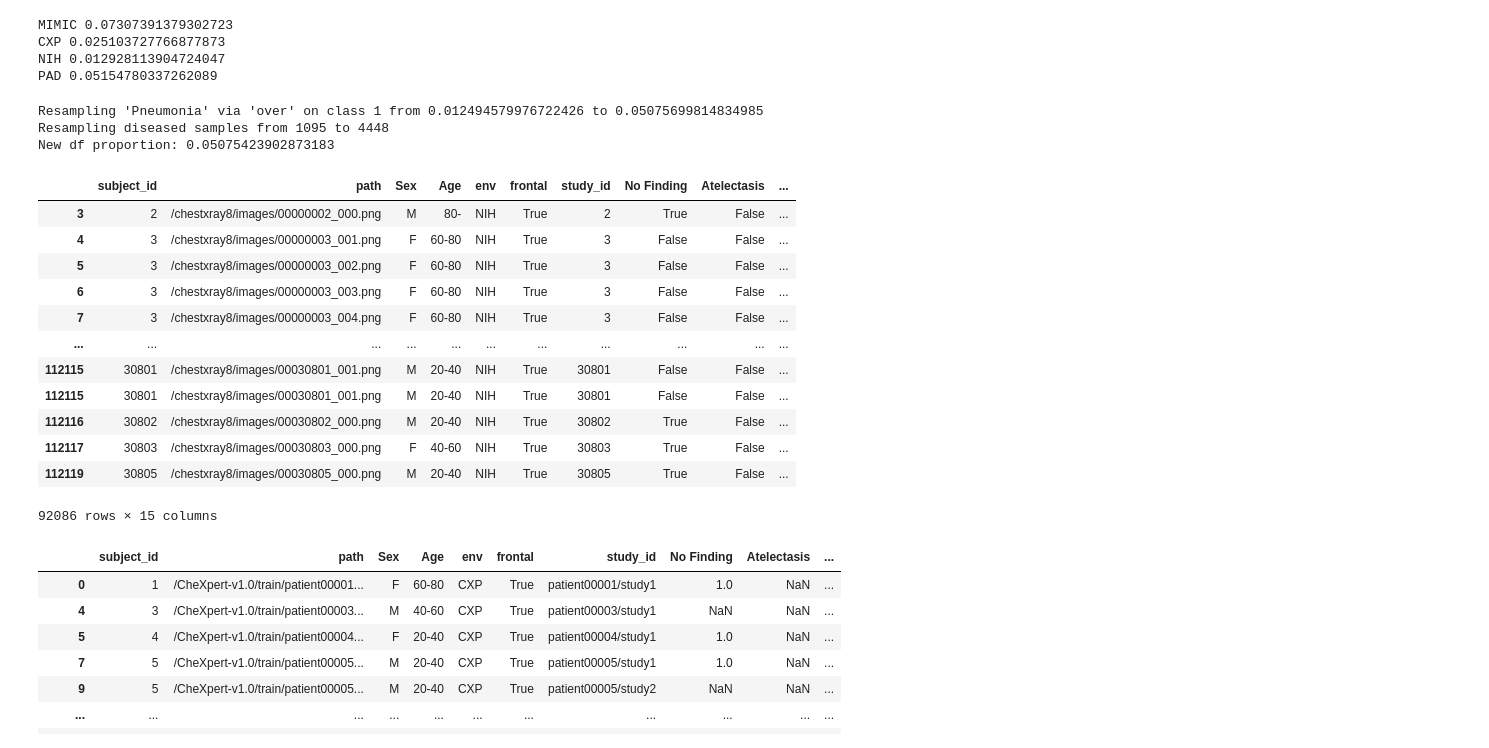
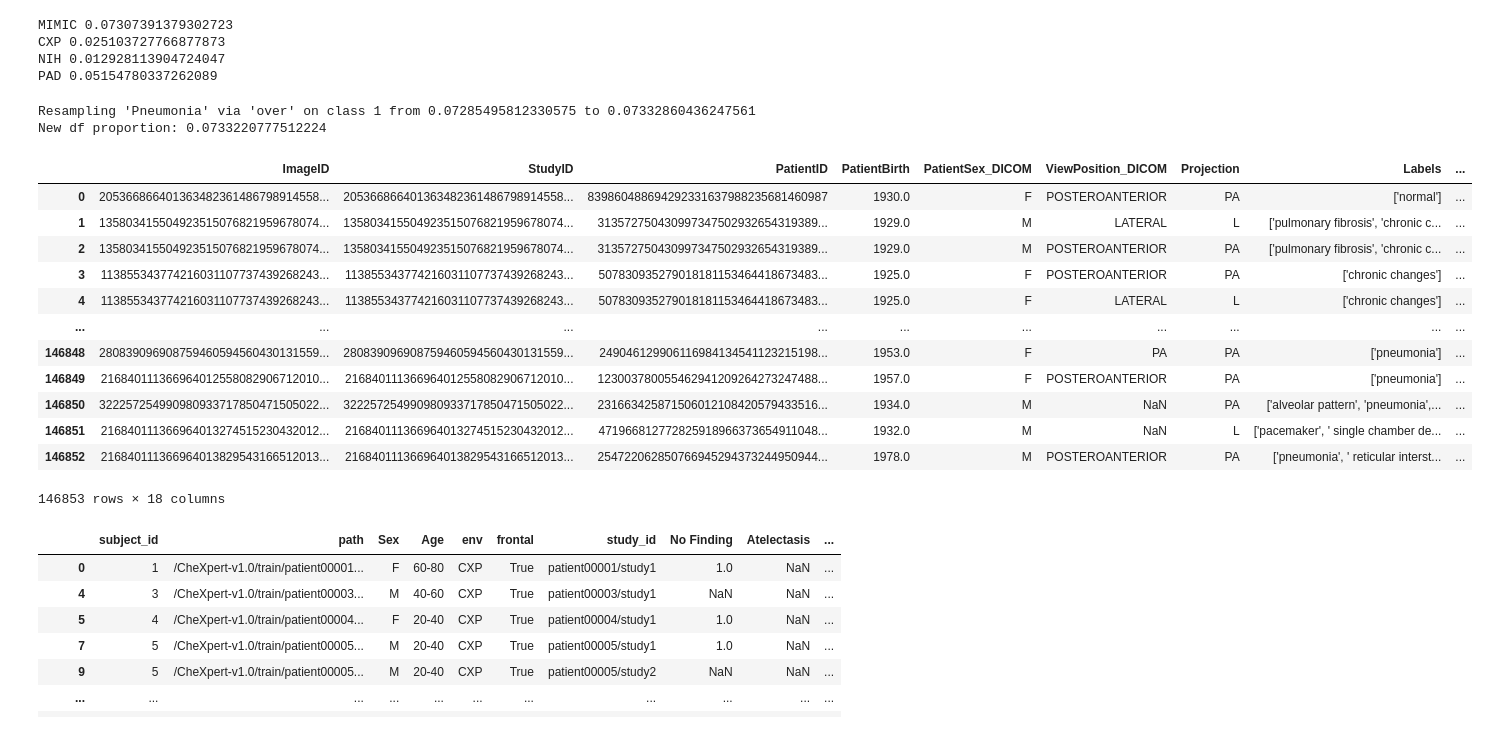
Before and after one commit to basedrhys/ood-generalization, a Jupyter notebook: Resample.ipynb, the cells around one changed output. Drawn from its saved outputs; the diff is of its cells as text; code cells hidden in the pictures.

```diff
--- a/Resample.ipynb
+++ b/Resample.ipynb
@@ -69,57 +69,71 @@ def get_resample_class(orig_prop, new_prop, resample_method):
 
 def calculate_num_resample(df, orig_prop, new_prop, resample_method):
     pass
+
+from imblearn.over_sampling import RandomOverSampler
+
+def balance_df_label(df, sampler, label_bal=0.05154780337262089, invert=False):
+    target = df["Pneumonia"] == 1
+    rus = sampler(random_state=0, sampling_strategy=label_bal if not invert else 1-label_bal - 0.23)
+    res_df, _ = rus.fit_resample(df, target)
+
+    print(f"Previous pneumonia prop: {get_pneumonia_prop(df)} with {len(df)} instances")
+    print(f"Resampled pneumonia prop: {get_pneumonia_prop(res_df)} with {len(res_df)} instances")
+
+    return res_df
 
 def balance_proportion(orig_df, new_df, resample_method="over", column="Pneumonia"):
     orig_df = orig_df.fillna(0.0)
     orig_prop = get_prop(orig_df, column)
     new_prop = get_prop(new_df, column)
     assert resample_method in ["over", "under"]
     resample_class = get_resample_class(orig_prop, new_prop, resample_method)
     print(f"Resampling '{column}' via '{resample_method}' on class {resample_class} from {orig_prop} to {new_prop}")
 
     # Estimate the number of items we'll need to resample
     df_diseased = orig_df[orig_df[column] == 1.0]
     df_normal = orig_df[orig_df[column] == 0.0]
     num_diseased = len(df_diseased)
     num_normal = len(df_normal)
     assert num_diseased + num_normal == len(orig_df)
 
     if resample_method == "over":
         if resample_class == 0:
             new_num_normal = int(num_diseased / new_prop)
             print(f"Resampling normal samples from {num_normal} to {new_num_normal}")
             df_normal_rs = df_normal.sample(new_num_normal, replace=True, random_state=0)
             resampled_df = pd.concat([df_normal_rs, df_diseased])
         else:
             # Resample the pneumonia class
-            new_num_diseased = int(new_prop * num_normal)
-            print(f"Resampling diseased samples from {num_diseased} to {new_num_diseased}")
-            df_diseased_rs = df_diseased.sample(new_num_diseased, replace=True, random_state=0)
-            resampled_df = pd.concat([df_normal, df_diseased_rs])
+            # new_num_diseased = int(new_prop * num_normal)
+            # print(f"Resampling diseased samples from {num_diseased} to {new_num_diseased}")
+            # df_diseased_rs = df_diseased.sample(new_num_diseased, replace=True, random_state=0)
+            # resampled_df = pd.concat([df_normal, df_diseased_rs])
+            target = df["Pneumonia"] == 1
+            rus = RandomOverSampler(random_state=0, sampling_strategy=new_prop)
+            resampled_df, _ = rus.fit_resample(df, target)
 
     resampled_df.sort_index(inplace=True)
     print(f"New df proportion: {get_prop(resampled_df, column)}")
     return resampled_df
 
-balance_proportion(dfs["NIH"]["train"], dfs["PAD"]["test"])
+balance_proportion(dfs["MIMIC"]["train"], dfs["MIMIC"]["test"])
 # %% [output]
-Resampling 'Pneumonia' via 'over' on class 1 from 0.012494579976722426 to 0.05075699814834985
-Resampling diseased samples from 1095 to 4448
-New df proportion: 0.05075423902873183
+Resampling 'Pneumonia' via 'over' on class 1 from 0.07285495812330575 to 0.07332860436247561
+New df proportion: 0.0733220777512224
-|  | subject_id | path | Sex | Age | env | frontal | study_id | No Finding | Atelectasis | ... |
-| 3 | 2 | /chestxray8/images/00000002_000.png | M | 80- | NIH | True | 2 | True | False | ... |
-| 4 | 3 | /chestxray8/images/00000003_001.png | F | 60-80 | NIH | True | 3 | False | False | ... |
-| 5 | 3 | /chestxray8/images/00000003_002.png | F | 60-80 | NIH | True | 3 | False | False | ... |
-| 6 | 3 | /chestxray8/images/00000003_003.png | F | 60-80 | NIH | True | 3 | False | False | ... |
-| 7 | 3 | /chestxray8/images/00000003_004.png | F | 60-80 | NIH | True | 3 | False | False | ... |
-| ... | ... | ... | ... | ... | ... | ... | ... | ... | ... | ... |
-| 112115 | 30801 | /chestxray8/images/00030801_001.png | M | 20-40 | NIH | True | 30801 | False | False | ... |
-| 112115 | 30801 | /chestxray8/images/00030801_001.png | M | 20-40 | NIH | True | 30801 | False | False | ... |
-| 112116 | 30802 | /chestxray8/images/00030802_000.png | M | 20-40 | NIH | True | 30802 | True | False | ... |
-| 112117 | 30803 | /chestxray8/images/00030803_000.png | F | 40-60 | NIH | True | 30803 | True | False | ... |
-| 112119 | 30805 | /chestxray8/images/00030805_000.png | M | 20-40 | NIH | True | 30805 | True | False | ... |
+|  | ImageID | StudyID | PatientID | PatientBirth | PatientSex_DICOM | ViewPosition_DICOM | Projection | Labels | ... |
+| 0 | 205366866401363482361486798914558... | 205366866401363482361486798914558... | 839860488694292331637988235681460987 | 1930.0 | F | POSTEROANTERIOR | PA | ['normal'] | ... |
+| 1 | 135803415504923515076821959678074... | 135803415504923515076821959678074... | 313572750430997347502932654319389... | 1929.0 | M | LATERAL | L | ['pulmonary fibrosis', 'chronic c... | ... |
+| 2 | 135803415504923515076821959678074... | 135803415504923515076821959678074... | 313572750430997347502932654319389... | 1929.0 | M | POSTEROANTERIOR | PA | ['pulmonary fibrosis', 'chronic c... | ... |
+| 3 | 113855343774216031107737439268243... | 113855343774216031107737439268243... | 507830935279018181153464418673483... | 1925.0 | F | POSTEROANTERIOR | PA | ['chronic changes'] | ... |
+| 4 | 113855343774216031107737439268243... | 113855343774216031107737439268243... | 507830935279018181153464418673483... | 1925.0 | F | LATERAL | L | ['chronic changes'] | ... |
+| ... | ... | ... | ... | ... | ... | ... | ... | ... | ... |
+| 146848 | 280839096908759460594560430131559... | 280839096908759460594560430131559... | 249046129906116984134541123215198... | 1953.0 | F | PA | PA | ['pneumonia'] | ... |
+| 146849 | 216840111366964012558082906712010... | 216840111366964012558082906712010... | 123003780055462941209264273247488... | 1957.0 | F | POSTEROANTERIOR | PA | ['pneumonia'] | ... |
+| 146850 | 322257254990980933717850471505022... | 322257254990980933717850471505022... | 231663425871506012108420579433516... | 1934.0 | M | NaN | PA | ['alveolar pattern', 'pneumonia',... | ... |
+| 146851 | 216840111366964013274515230432012... | 216840111366964013274515230432012... | 471966812772825918966373654911048... | 1932.0 | M | NaN | L | ['pacemaker', ' single chamber de... | ... |
+| 146852 | 216840111366964013829543166512013... | 216840111366964013829543166512013... | 254722062850766945294373244950944... | 1978.0 | M | POSTEROANTERIOR | PA | ['pneumonia', ' reticular interst... | ... |
-92086 rows × 15 columns
+146853 rows × 18 columns
 # %%
 dfs["CXP"]["train"]
 # %% [output]
```
Also changed, not shown: 2 other files.
